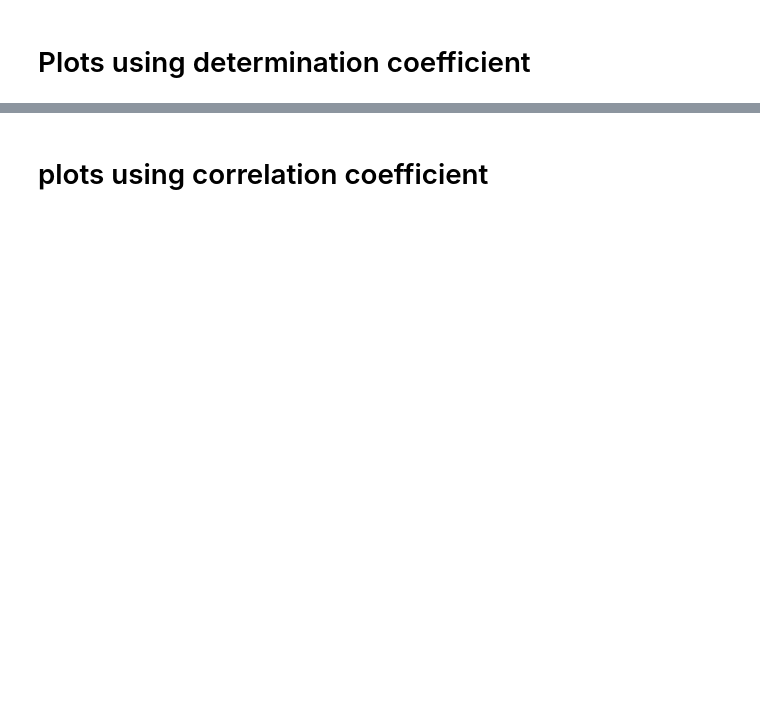
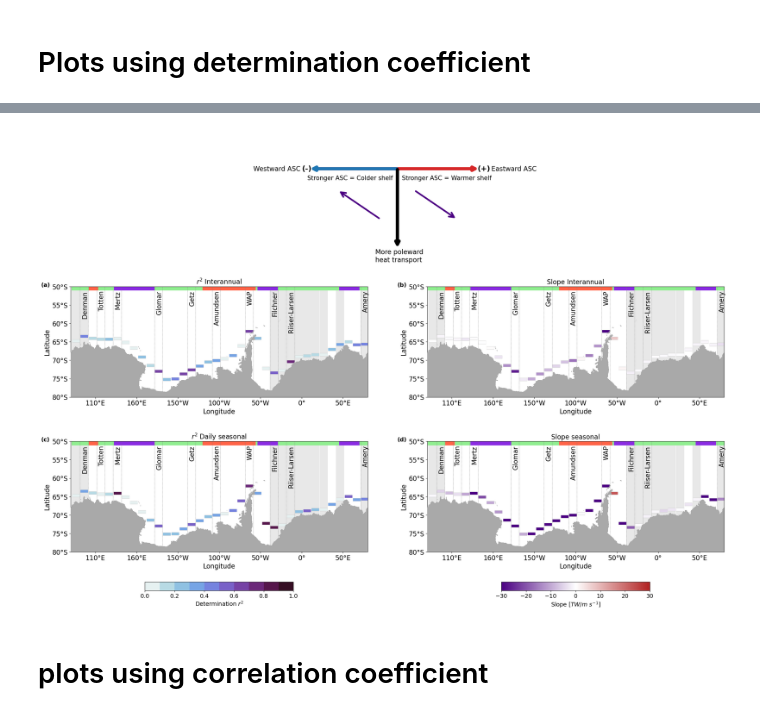
Before and after one commit to willaguiar/ASC_and_heat_transport, a Jupyter notebook: Jupyter/Fig_2.ipynb, the cells around one changed output, grey strips where cells are left out. Cells and saved outputs as stored; diff of their text form; code cells hidden in the pictures; blank space fills up the shorter version.

```diff
--- a/Jupyter/Fig_2.ipynb
+++ b/Jupyter/Fig_2.ipynb
@@ -908,6 +1069,7 @@ fontsize = 16
 timescale_rsq = ['r_sq_annual_10deg','r_sq_daily_10deg','r_sq_all_10deg']
 timescale_slope = ['slope_sq_annual_10deg','slope_sq_daily_10deg','slope_sq_all_10deg']
 
+subplots_list = [['(a)', '(b)'], ['(c)', '(d)']]
 
 
 gs = fig.add_gridspec(nrows=3, ncols=1,
@@ -998,7 +1160,7 @@ for collumns in range(2):
 
         if collumns ==0:
             varplot = timescale_rsq[lines]; cmap = discrete_cmap(10, cmocean.dense)
-            timescale_name = [r'[a] $r^2$ Interannual', r'[c] $r^2$ Daily seasonal', r'[e] $r^2$ Monthly']
+            timescale_name = [r'$r^2$ Interannual', r'$r^2$ Daily seasonal', r'$r^2$ Monthly']
             barcolorvar = 'vall' #variable being plotted on the horizontal lines is r2
             cbarlabel = r'Determination $r^2$'
             norm_forplot = [0,1]
@@ -1006,7 +1168,7 @@ for collumns in range(2):
         elif collumns ==1:
             varplot = timescale_slope[lines]
             cmap = custom_curl_cmap()
-            timescale_name = [r'[b] Slope Interannual', r'[d] Slope seasonal', r'[f] Slope monthly']
+            timescale_name = [r'Slope Interannual', r'Slope seasonal', r'Slope monthly']
             cbarlabel = r'Slope [$TW/m\ s^{-1}$]'
             norm_forplot = [-30,30]
             barcolorvar = 'vall'
@@ -1016,8 +1178,8 @@ for collumns in range(2):
 
         ax_cric[lines+1,collumns].contourf(hu_transect_og.xu_ocean, land_mask_lat, land_mask_masked, colors='darkgrey', zorder=20)
         ax_cric[lines+1,collumns].set_ylim([-80,-50])
-        ax_cric[lines+1,collumns].set_ylabel('Latitude ($\degree$S)',fontsize=fontsize)
-        ax_cric[lines+1,collumns].set_xlabel('Longitude ($\degree$E)',fontsize=fontsize)
+        ax_cric[lines+1,collumns].set_ylabel('Latitude',fontsize=fontsize)
+        ax_cric[lines+1,collumns].set_xlabel('Longitude',fontsize=fontsize)
         ax_cric[lines+1,collumns].set_title(timescale_name[lines] ,fontsize=fontsize)
         ax_cric[lines+1,collumns].tick_params(labelsize=fontsize)
         regions_abridged = ['Mertz','WAP', 'Getz', 'Totten',\
@@ -1067,33 +1229,39 @@ for collumns in range(2):
         ax_cric[lines+1,collumns].fill_between([-279,-258],[-51,-51],[1,1], color = 'lightgreen')
         ax_cric[lines+1,collumns].fill_between([70,80],[-51,-51],[1,1], color = 'lightgreen')
         ax_cric[lines+1,collumns].fill_between([-29,45],[-51,-51],[1,1], color = 'lightgreen')
         ## W regions
         ax_cric[lines+1,collumns].fill_between([-120,-56],[-51,-51],[1,1], color = 'tomato')
         ax_cric[lines+1,collumns].fill_between([-247,-258],[-51,-51],[1,1], color = 'tomato')
         #ax_critic[lines+1,collumns].axis('off')
         #ax_critic[lines+1,collumns].text(81,0.65, 'Obs', fontsize = 40)
 
         ax_cric[lines+1,collumns].set_xlim(-280,80)
 
         ax_cric[lines+1,collumns].yaxis.set_major_formatter(LatitudeFormatter())
         ax_cric[lines+1,collumns].xaxis.set_major_formatter(LongitudeFormatter())
+        ax_cric[lines+1,collumns].text(-0.1, 1, subplots_list[lines][collumns], transform = ax_cric[lines+1, collumns].transAxes, fontsize = 14, fontweight='bold')
+
         if lines ==1:
             cax = ax_cric[lines+1,collumns].inset_axes([0.25, -0.35, 0.5, 0.08])
             cb = plt.colorbar(plotlines,cax=cax, location = 'bottom')
             cb.set_label(label= cbarlabel, fontsize = 14)
             cb.ax.tick_params(labelsize=14)
 
         for i in range(longitude_slices.size):
             ax_cric[lines+1,collumns].vlines(longitude_slices[i]-5, -80, -50, color='grey', linewidth=0.5, linestyle='dashed')
             ax_cric[lines+1,collumns].vlines(longitude_slices[i]+5, -80, -50, color='grey', linewidth=0.5, linestyle='dashed')
             ax_cric[lines+1,collumns].text(longitude_slices[i]+0.75, -51.2, regions_abridged[i], rotation=90,fontsize=fontsize, va='top', ha='center')
             # ax_cric.fill_betweenx(longitude_slices[i]-5, longitude_slices[i]+5)
 plt.subplots_adjust(left=0.1, right=0.9,
                     top=0.9, bottom=0.1,
                     wspace=0.2, hspace=0.4)
 
+plt.savefig('/g/data/e14/txs156/Analysis/ACCESS-OM2/Clustering/ASC_and_heat_transport/Figures/Figure_2_final.png',dpi=300,bbox_inches='tight')
+
 # plt.savefig('/g/data/x77/wf4500/ASC_project/analysis_figs/Fig3_8May2025.png',dpi=300,bbox_inches='tight')
 # plt.savefig('/g/data/x77/wf4500/ASC_project/analysis_figs/Fig3_8May2025.pdf',dpi=300,bbox_inches='tight')
+# %% [output]
+[figure, added]
 # %% [markdown]
 # plots using correlation coefficient
 # %%
```
Also changed, not shown: parts of 20 cells of this notebook, 4 other files.
